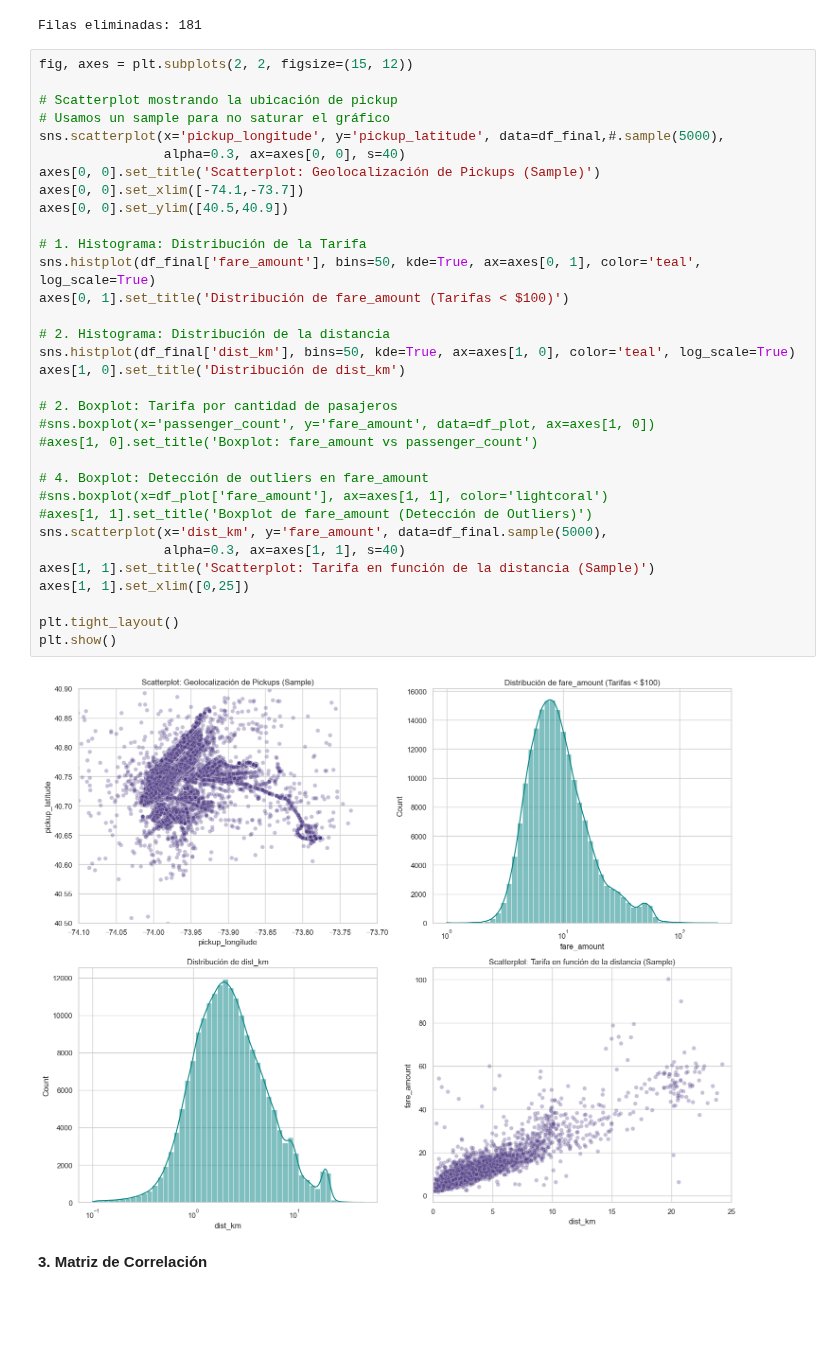
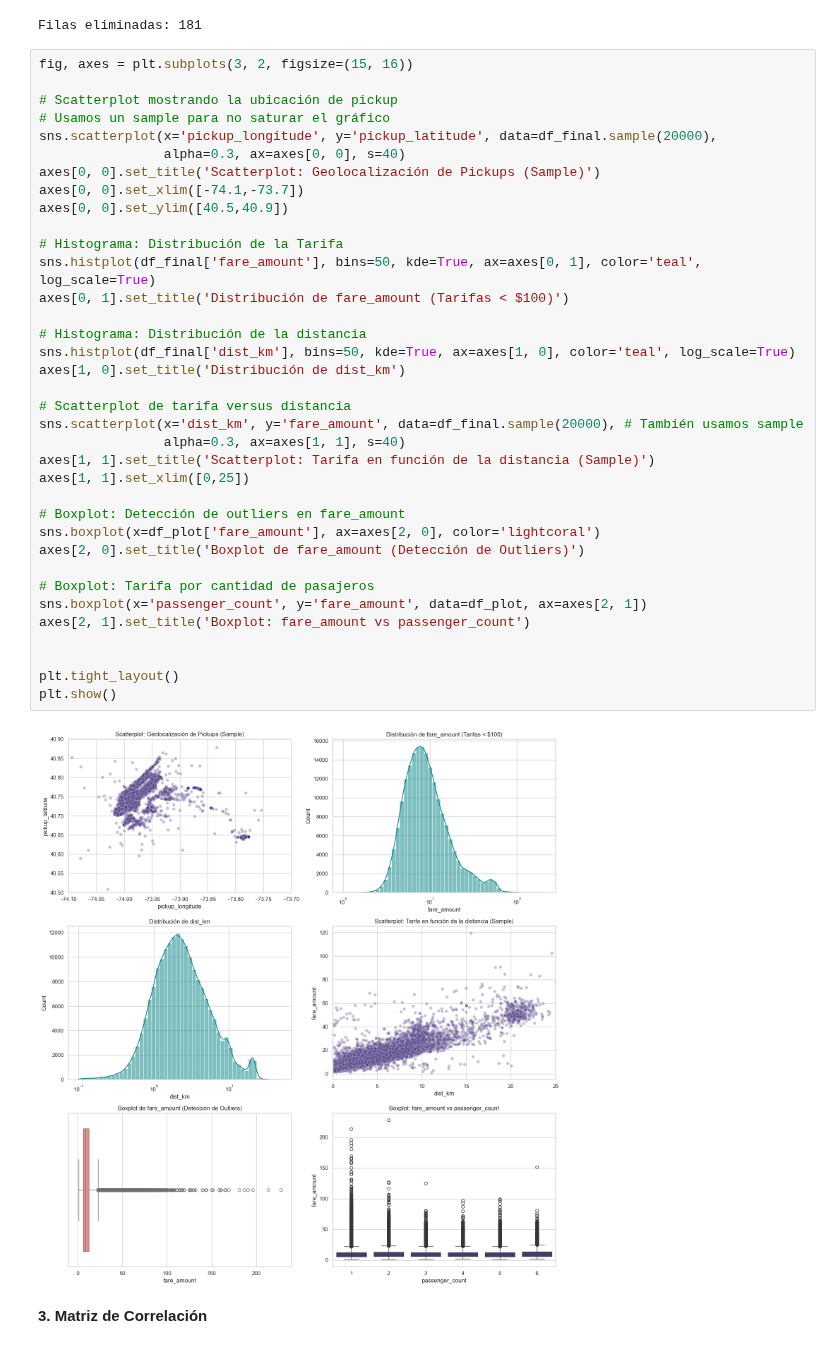
Before and after one commit to LucasD1az/AA1-TUIA-2026C1-Anianios-DiazCelauro-Tardugno, a Jupyter notebook: TP-regresion-AA1.ipynb, the cells around one changed output. Cells and saved outputs as stored; diff of their text form; blank space fills up the shorter version.

Commit message:
Modificada la celda de visualización. Arreglados comentarios y sumados los boxplot.

```diff
--- a/TP-regresion-AA1.ipynb
+++ b/TP-regresion-AA1.ipynb
@@ -745,40 +745,43 @@ print(f"Filas eliminadas: {len(df_limpio) - len(df_final)}")
 [figure]
 Filas eliminadas: 181
 # %%
-fig, axes = plt.subplots(2, 2, figsize=(15, 12))
+fig, axes = plt.subplots(3, 2, figsize=(15, 16))
 
 # Scatterplot mostrando la ubicación de pickup
 # Usamos un sample para no saturar el gráfico
-sns.scatterplot(x='pickup_longitude', y='pickup_latitude', data=df_final,#.sample(5000),
+sns.scatterplot(x='pickup_longitude', y='pickup_latitude', data=df_final.sample(20000),
                 alpha=0.3, ax=axes[0, 0], s=40)
 axes[0, 0].set_title('Scatterplot: Geolocalización de Pickups (Sample)')
 axes[0, 0].set_xlim([-74.1,-73.7])
 axes[0, 0].set_ylim([40.5,40.9])
 
-# 1. Histograma: Distribución de la Tarifa
+# Histograma: Distribución de la Tarifa
 sns.histplot(df_final['fare_amount'], bins=50, kde=True, ax=axes[0, 1], color='teal', log_scale=True)
 axes[0, 1].set_title('Distribución de fare_amount (Tarifas < $100)')
 
-# 2. Histograma: Distribución de la distancia
+# Histograma: Distribución de la distancia
 sns.histplot(df_final['dist_km'], bins=50, kde=True, ax=axes[1, 0], color='teal', log_scale=True)
 axes[1, 0].set_title('Distribución de dist_km')
 
-# 2. Boxplot: Tarifa por cantidad de pasajeros
-#sns.boxplot(x='passenger_count', y='fare_amount', data=df_plot, ax=axes[1, 0])
-#axes[1, 0].set_title('Boxplot: fare_amount vs passenger_count')
-
-# 4. Boxplot: Detección de outliers en fare_amount
-#sns.boxplot(x=df_plot['fare_amount'], ax=axes[1, 1], color='lightcoral')
-#axes[1, 1].set_title('Boxplot de fare_amount (Detección de Outliers)')
-sns.scatterplot(x='dist_km', y='fare_amount', data=df_final.sample(5000),
+# Scatterplot de tarifa versus distancia
+sns.scatterplot(x='dist_km', y='fare_amount', data=df_final.sample(20000), # También usamos sample
                 alpha=0.3, ax=axes[1, 1], s=40)
 axes[1, 1].set_title('Scatterplot: Tarifa en función de la distancia (Sample)')
 axes[1, 1].set_xlim([0,25])
 
+# Boxplot: Detección de outliers en fare_amount
+sns.boxplot(x=df_plot['fare_amount'], ax=axes[2, 0], color='lightcoral')
+axes[2, 0].set_title('Boxplot de fare_amount (Detección de Outliers)')
+
+# Boxplot: Tarifa por cantidad de pasajeros
+sns.boxplot(x='passenger_count', y='fare_amount', data=df_plot, ax=axes[2, 1])
+axes[2, 1].set_title('Boxplot: fare_amount vs passenger_count')
+
+
 plt.tight_layout()
 plt.show()
 # %% [output]
-[figure, old version]
+[figure, new version]
 # %% [markdown]
 **3. Matriz de Correlación**
 # %%
```
